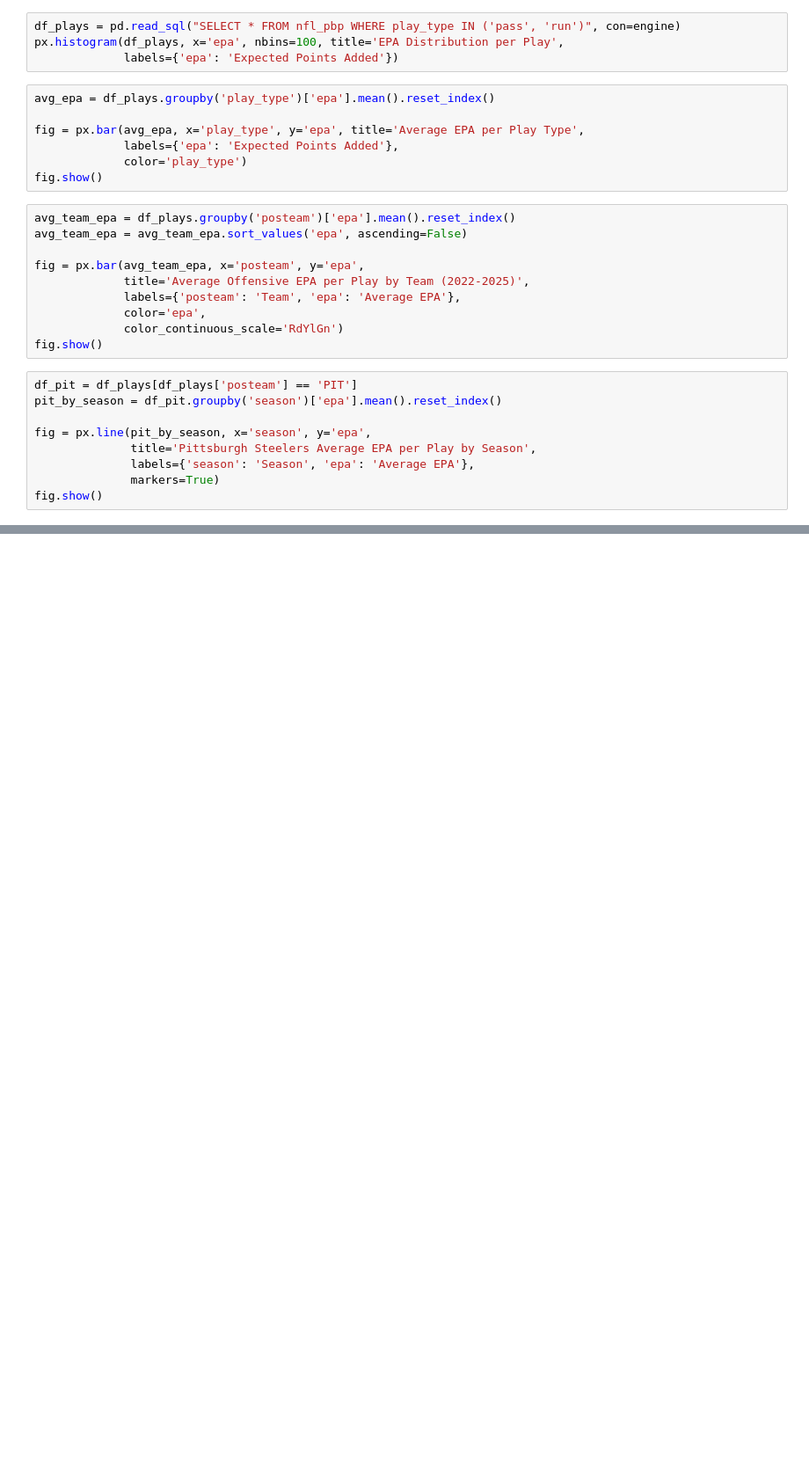
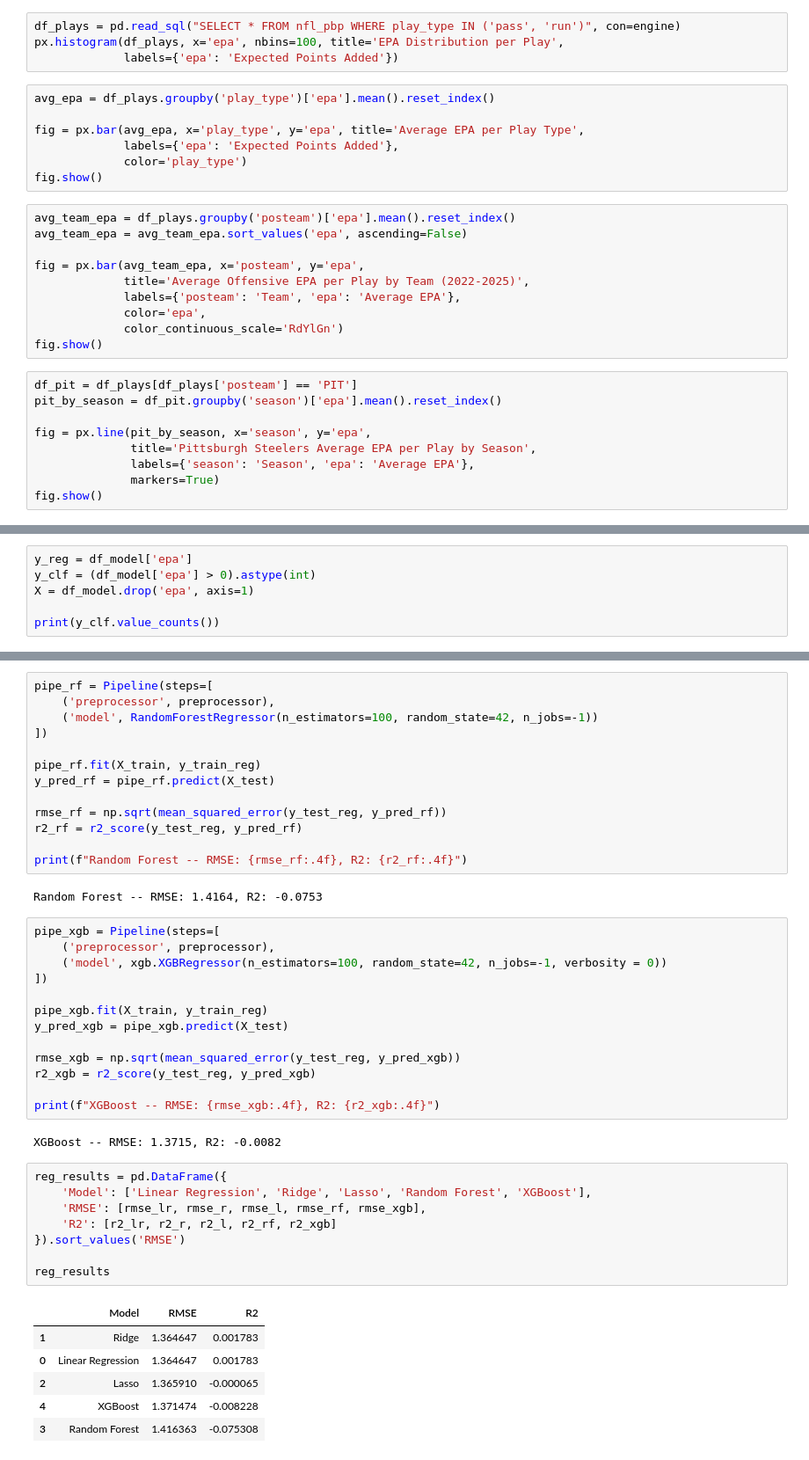
Before and after one commit to dnbodnar/nfl_analytics, a Jupyter notebook: notebooks/nfl_epa_analysis.ipynb, the cells around one changed output, grey strips where cells are left out. Shown at 88% size. Saved outputs shown, nothing was run; the diff lists cells and outputs as text; blank space fills up the shorter version.

Commit message:
Add feature engineering and regression models (Sections 3-4)

```diff
--- a/notebooks/nfl_epa_analysis.ipynb
+++ b/notebooks/nfl_epa_analysis.ipynb
@@ -114,0 +137,6 @@ fig.show()
+# %%
+y_reg = df_model['epa']
+y_clf = (df_model['epa'] > 0).astype(int)
+X = df_model.drop('epa', axis=1)
+
+print(y_clf.value_counts())
@@ -114,0 +209,45 @@ fig.show()
+# %%
+pipe_rf = Pipeline(steps=[
+    ('preprocessor', preprocessor),
+    ('model', RandomForestRegressor(n_estimators=100, random_state=42, n_jobs=-1))
+])
+
+pipe_rf.fit(X_train, y_train_reg)
+y_pred_rf = pipe_rf.predict(X_test)
+
+rmse_rf = np.sqrt(mean_squared_error(y_test_reg, y_pred_rf))
+r2_rf = r2_score(y_test_reg, y_pred_rf)
+
+print(f"Random Forest -- RMSE: {rmse_rf:.4f}, R2: {r2_rf:.4f}")
+# %% [output]
+Random Forest -- RMSE: 1.4164, R2: -0.0753
+# %%
+pipe_xgb = Pipeline(steps=[
+    ('preprocessor', preprocessor),
+    ('model', xgb.XGBRegressor(n_estimators=100, random_state=42, n_jobs=-1, verbosity = 0))
+])
+
+pipe_xgb.fit(X_train, y_train_reg)
+y_pred_xgb = pipe_xgb.predict(X_test)
+
+rmse_xgb = np.sqrt(mean_squared_error(y_test_reg, y_pred_xgb))
+r2_xgb = r2_score(y_test_reg, y_pred_xgb)
+
+print(f"XGBoost -- RMSE: {rmse_xgb:.4f}, R2: {r2_xgb:.4f}")
+# %% [output]
+XGBoost -- RMSE: 1.3715, R2: -0.0082
+# %%
+reg_results = pd.DataFrame({
+    'Model': ['Linear Regression', 'Ridge', 'Lasso', 'Random Forest', 'XGBoost'],
+    'RMSE': [rmse_lr, rmse_r, rmse_l, rmse_rf, rmse_xgb],
+    'R2': [r2_lr, r2_r, r2_l, r2_rf, r2_xgb]
+}).sort_values('RMSE')
+
+reg_results
+# %% [output]
+|  | Model | RMSE | R2 |
+| 1 | Ridge | 1.364647 | 0.001783 |
+| 0 | Linear Regression | 1.364647 | 0.001783 |
+| 2 | Lasso | 1.365910 | -0.000065 |
+| 4 | XGBoost | 1.371474 | -0.008228 |
+| 3 | Random Forest | 1.416363 | -0.075308 |
```
Also changed, not shown: parts of 9 cells of this notebook.
